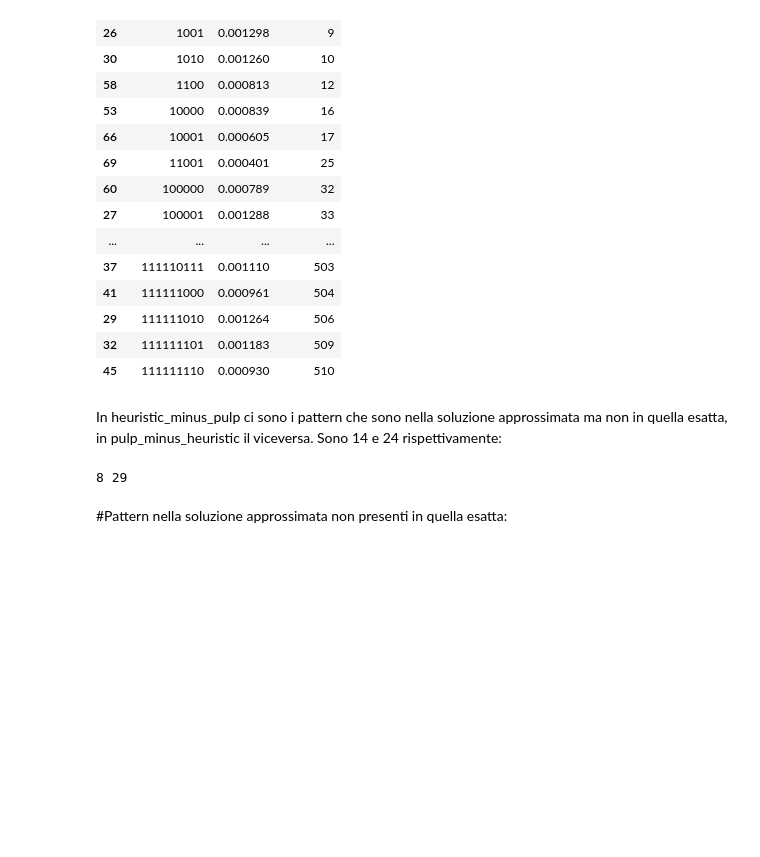
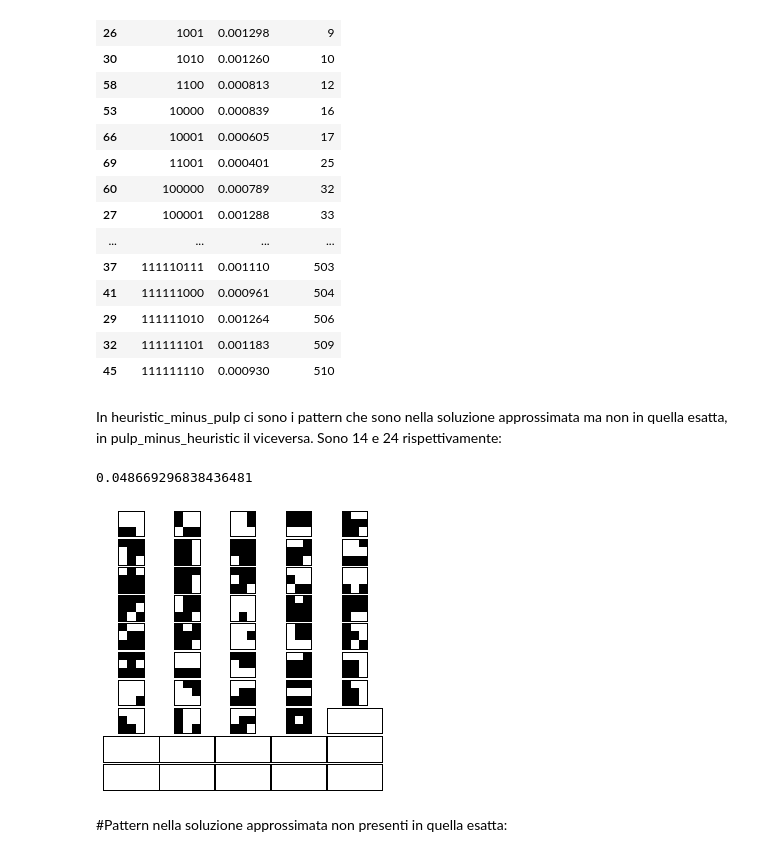
Before and after one commit to nareto/BPV, a Jupyter notebook: analysis5-selected_patterns.ipynb, the cells around one changed output. Saved outputs shown, nothing was run; the diff lists cells and outputs as text; code cells hidden in the pictures; blank space fills up the shorter version.

```diff
--- a/analysis5-selected_patterns.ipynb
+++ b/analysis5-selected_patterns.ipynb
@@ -178,10 +177,21 @@ only_pulp
 # %% [markdown]
 In heuristic_minus_pulp ci sono i pattern che sono nella soluzione approssimata ma non in quella esatta, in
 pulp_minus_heuristic il viceversa. Sono 14 e 24 rispettivamente:
-# %%
-print(len(heuristic_minus_pulp),len(pulp_minus_heuristic))
-# %% [output]
-8 29
+# %%
+len(heuristic_indexes)
+prbl_approx.solution_rate
+# %% [output]
+0.048669296838436481
+# %%
+fig, axes = plt.subplots(10,5,figsize=(5, 5),
+                         subplot_kw={'xticks': [], 'yticks': []})
+fig.subplots_adjust(hspace=0.1, wspace=0.01)
+for ax, matrix in zip(axes.flat,data.df.ix[heuristic_indexes]['pattern-matrix']):
+    ax.imshow(matrix,cmap=plt.cm.gray,interpolation='nearest')
+plt.savefig("/home/renato/tmp/1.png")
+plt.show()
+# %% [output]
+[figure, added]
 # %% [markdown]
 #Pattern nella soluzione approssimata non presenti in quella esatta:
 # %%
```
Also changed, not shown: parts of 2 cells of this notebook, 3 other files.
